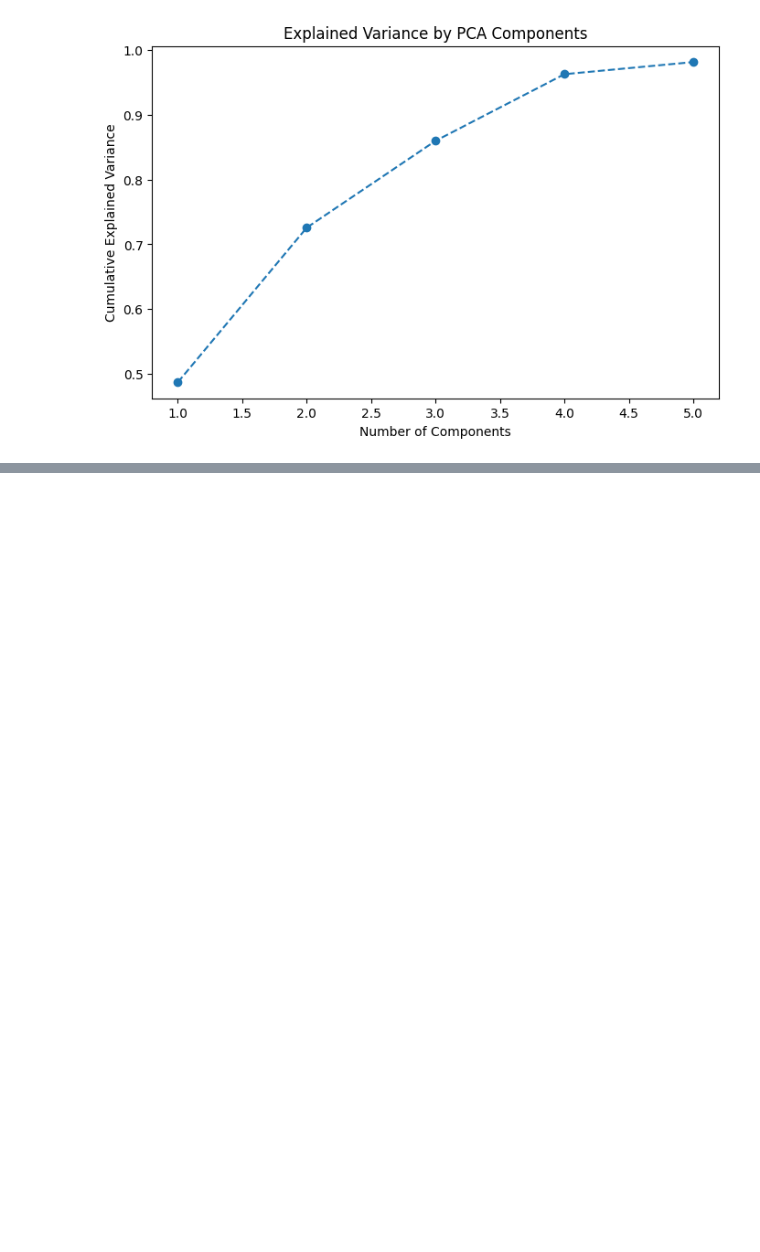
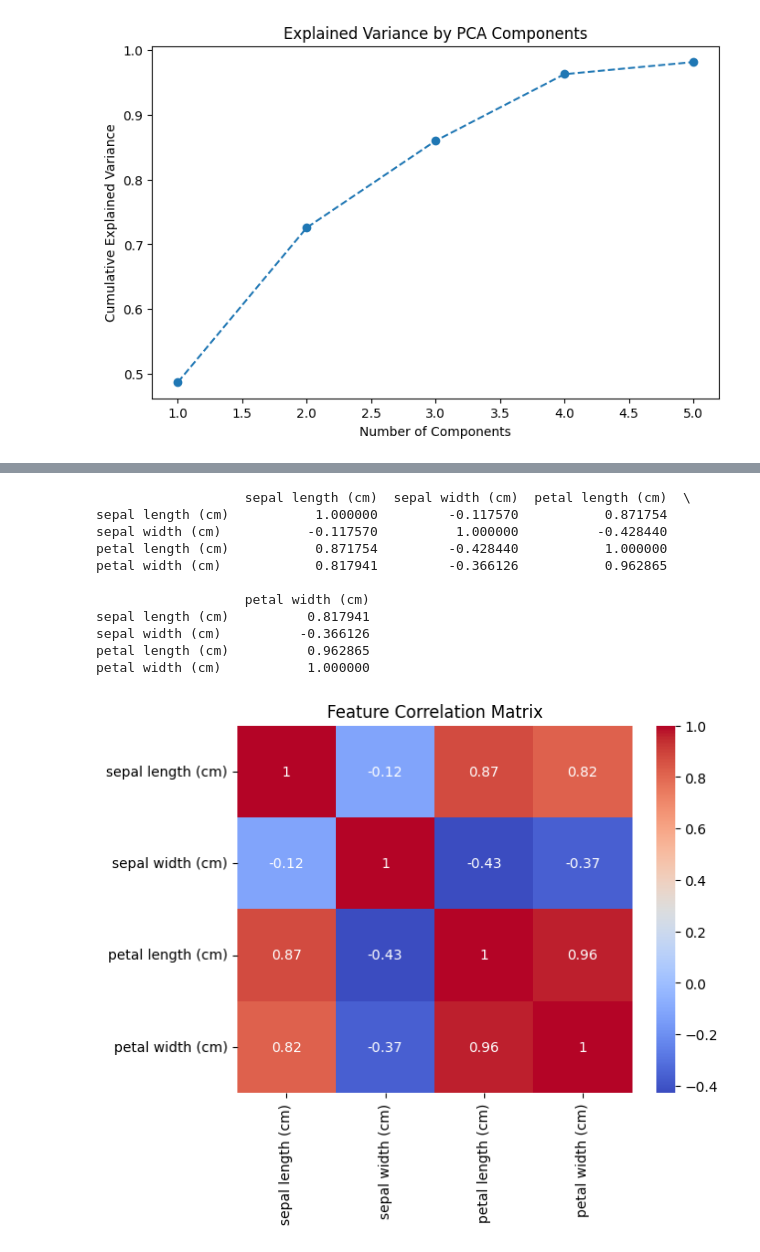
Before and after one commit to nirdeshmaharjan/datascience, a Jupyter notebook: ds.ipynb, the cells around one changed output, grey strips where cells are left out. Saved outputs shown, nothing was run; the diff lists cells and outputs as text; code cells hidden in the pictures; blank space fills up the shorter version.

```diff
--- a/ds.ipynb
+++ b/ds.ipynb
@@ -1897,0 +1968,22 @@ plt.show()
+# %%
+# Correlation matrix
+correlation_matrix = df.corr()
+print(correlation_matrix)
+
+# Heatmap for better visualization
+sns.heatmap(correlation_matrix, annot=True, cmap="coolwarm")
+plt.title("Feature Correlation Matrix")
+plt.show()
+# %% [output]
+                   sepal length (cm)  sepal width (cm)  petal length (cm)  \
+sepal length (cm)           1.000000         -0.117570           0.871754
+sepal width (cm)           -0.117570          1.000000          -0.428440
+petal length (cm)           0.871754         -0.428440           1.000000
+petal width (cm)            0.817941         -0.366126           0.962865
+
+                   petal width (cm)
+sepal length (cm)          0.817941
+sepal width (cm)          -0.366126
+petal length (cm)          0.962865
+petal width (cm)           1.000000
+[figure, added]
```
Also changed, not shown: parts of 16 cells of this notebook.
